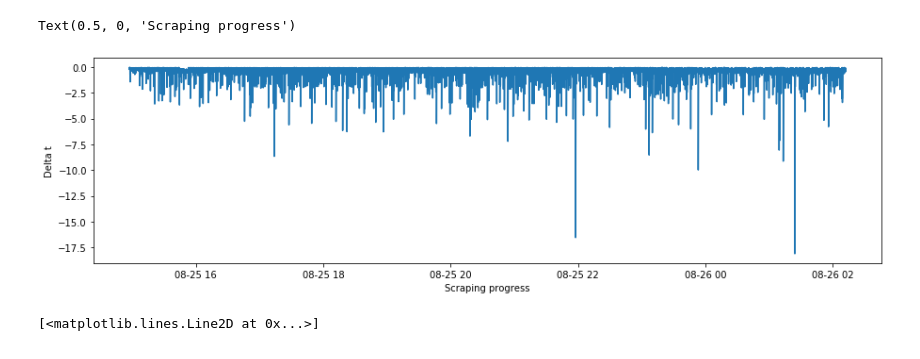
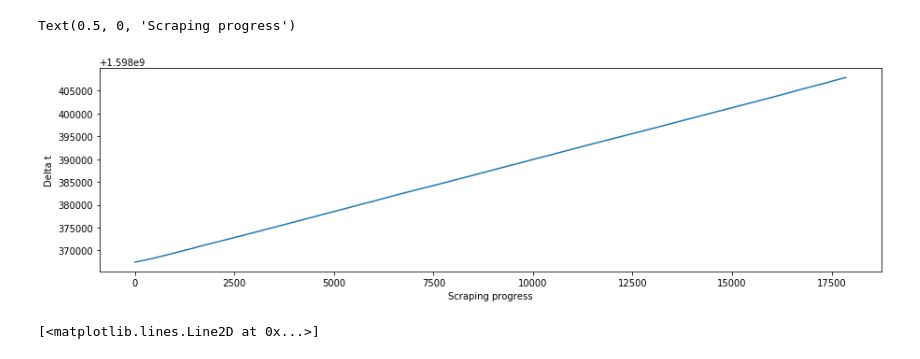
Before and after one commit to isds47/Isds47, a Jupyter notebook: scraping/Logfiles.ipynb, the cells around one changed output. Drawn from its saved outputs; the diff is of its cells as text; code cells hidden in the pictures.

```diff
--- a/scraping/Logfiles.ipynb
+++ b/scraping/Logfiles.ipynb
@@ -24,13 +39,13 @@ dt = log_.dt.values[0]
 # %%
 # Plot the time it took to make the call
 plt.figure(figsize=(15,4))
-plt.plot(log_.dt,log_.delta_t) #.rolling(time=7).mean()
-#ds['Evap_obs'].rolling(time=7).mean().plot()
+#plt.plot(log_.dt,log_.delta_t) #.rolling(time=7).mean()
+log_['t'].rolling(window=7).mean().plot()
 plt.ylabel('Delta t')
 plt.xlabel('Scraping progress')
 # %% [output]
 Text(0.5, 0, 'Scraping progress')
-[figure, old version]
+[figure, new version]
 # %%
 # Plot the response size over time.
 plt.figure(figsize=(15,4))
```
Also changed, not shown: parts of 1 cell of this notebook.
